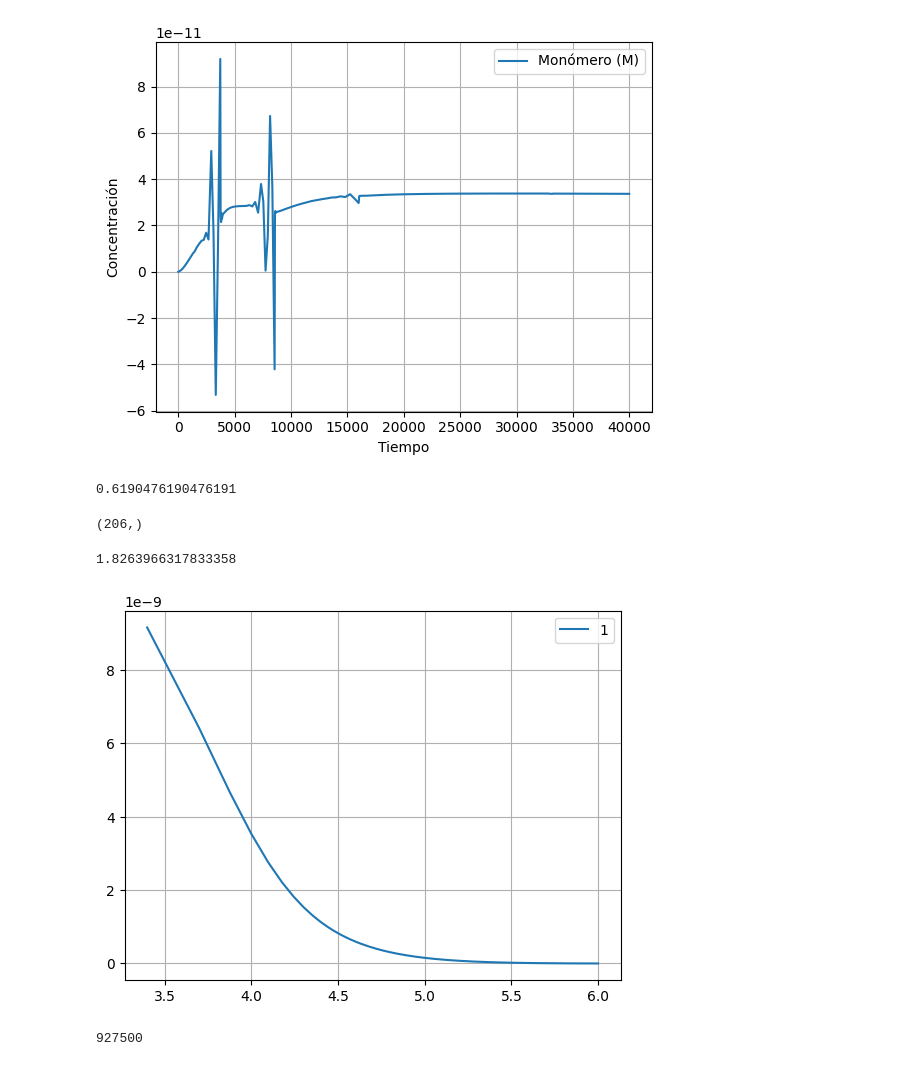
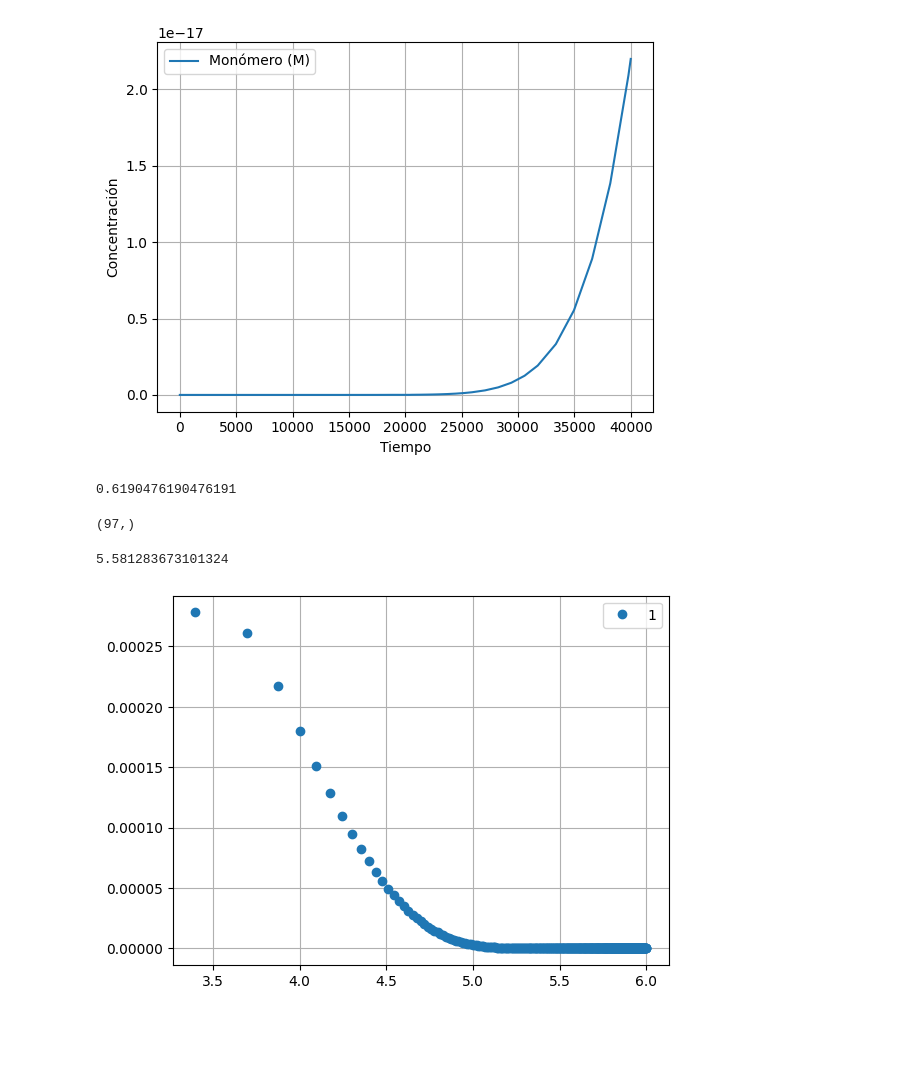
Before and after one commit to NicolasHeredia/KR_method, a Jupyter notebook: kr_first_test.ipynb, the cells around one changed output. Drawn from its saved outputs; the diff is of its cells as text; code cells hidden in the pictures; blank space fills up the shorter version.

```diff
--- a/kr_first_test.ipynb
+++ b/kr_first_test.ipynb
@@ -5,7 +5,7 @@ from scipy.integrate import solve_ivp
 # constants #
 
 ki = 1.2e-06 # 1/s
-kp = 6500 # L/mol*s
+kp = 500 # L/mol*s
 ktc = 6e06 # L/mol*s
 ktd = 6e06 # L/mol*s
 kfm = 9.1e-02 # L/mol*s
@@ -106,8 +87,8 @@ sol = solve_ivp(
       time,
       y0,
       method='LSODA',
-      rtol=1e-06,
-      atol=1e-09
+      rtol=1e-07,
+      atol=1e-10
       )
 # %%
 # Visualización
@@ -131,7 +112,7 @@ plt.ylabel("Concentración")
 plt.grid()
 plt.show()
 # %% [output]
-[figure, old version]
+[figure, new version]
 # %%
 (8.4-3.2)/8.4
 # %% [output]
@@ -139,24 +120,21 @@ plt.show()
 # %%
 sol.t.shape
 # %% [output]
-(206,)
+(97,)
 # %%
 nlog = np.log10(n)
-pn1 = sol.y[405:805, 100] / (1/b)
+pn1 = sol.y[405:805, 88] / (1/b)
 
 pn1n = np.multiply(pn1, n)
+pn3n = np.multiply(pn1n, n)
 
-plt.plot(nlog, pn1, label='1')
+plt.plot(nlog, pn1n, 'o', label='1')
 #plt.plot(nlog, pn2, label='2')
 #plt.plot(nlog, pn3, label='3')
 plt.grid()
 plt.legend()
 
-sol.y[1][100]
+sol.y[1][88]
 # %% [output]
-1.8263966317833358
+5.581283673101324
-[figure, old version]
+[figure, new version]
-# %%
-n[370]
-# %% [output]
-927500
```
Also changed, not shown: parts of 6 cells of this notebook.
